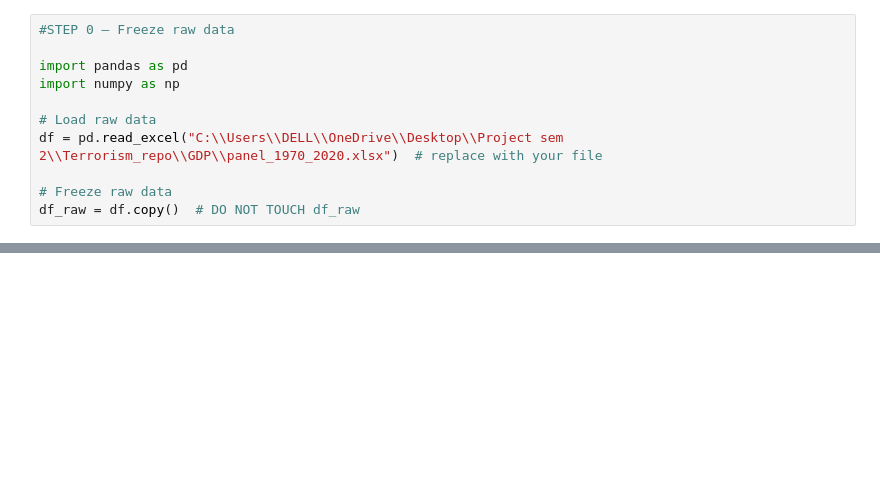
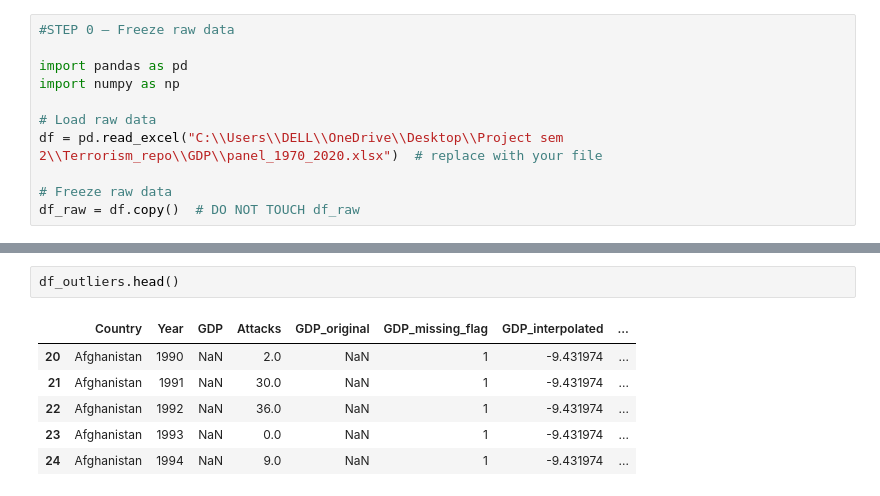
Before and after one commit to tanu-1403/TERRORISM-Numbers-behind-the-nightmare, a Jupyter notebook: GDP/Analysis_GDP_Terror.ipynb, the cells around one changed output, grey strips where cells are left out. Drawn from its saved outputs; the diff is of its cells as text; blank space fills up the shorter version.

```diff
--- a/GDP/Analysis_GDP_Terror.ipynb
+++ b/GDP/Analysis_GDP_Terror.ipynb
@@ -49,3 +265,12 @@ df_main.head()
+# %%
+df_outliers.head()
+# %% [output]
+|  | Country | Year | GDP | Attacks | GDP_original | GDP_missing_flag | GDP_interpolated | ... |
+| 20 | Afghanistan | 1990 | NaN | 2.0 | NaN | 1 | -9.431974 | ... |
+| 21 | Afghanistan | 1991 | NaN | 30.0 | NaN | 1 | -9.431974 | ... |
+| 22 | Afghanistan | 1992 | NaN | 36.0 | NaN | 1 | -9.431974 | ... |
+| 23 | Afghanistan | 1993 | NaN | 0.0 | NaN | 1 | -9.431974 | ... |
+| 24 | Afghanistan | 1994 | NaN | 9.0 | NaN | 1 | -9.431974 | ... |
 # %%
 #STEP 6 — Check panel structure
 
```
Also changed, not shown: parts of 39 cells of this notebook.
